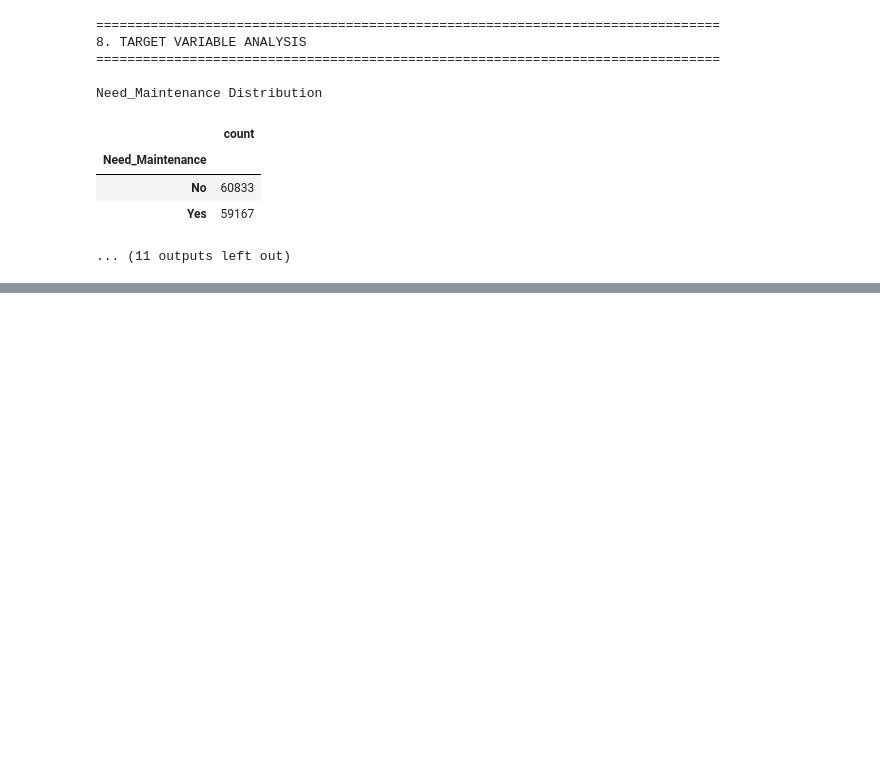
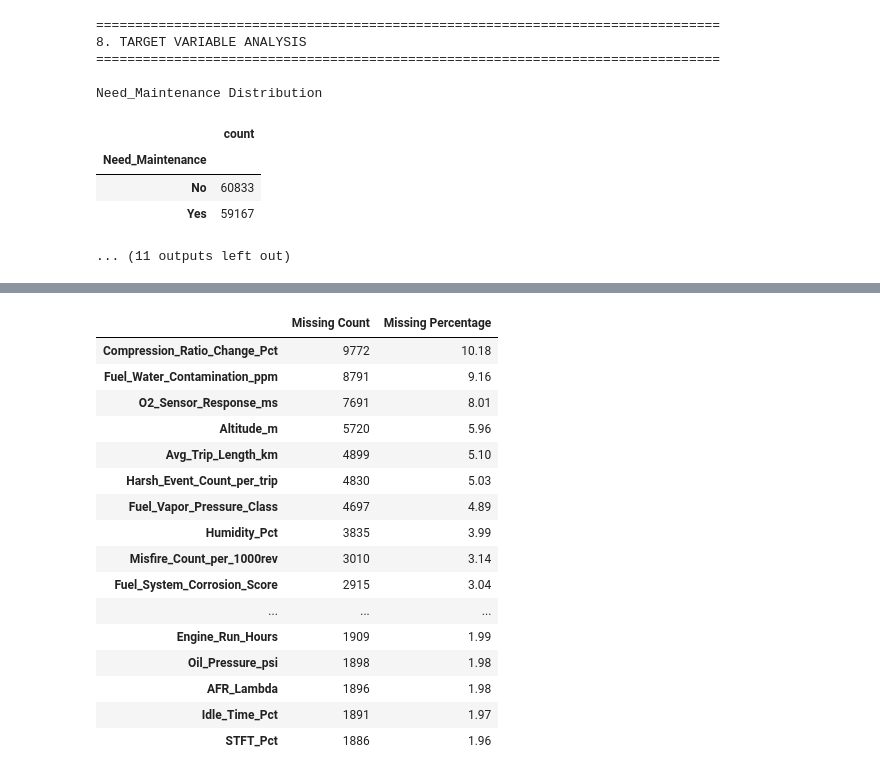
Before and after one commit to Prajkta11222/Smart-Vehical-Health-Intelligence-and-Predictive-Maintenance-Recommendation-System, a Jupyter notebook: Vehical_maintence.ipynb, the cells around one changed output, grey strips where cells are left out. Saved outputs shown, nothing was run; the diff lists cells and outputs as text; code cells hidden in the pictures; blank space fills up the shorter version.

Commit message:
EDA and Data Pre-processing completed

```diff
--- a/Vehical_maintence.ipynb
+++ b/Vehical_maintence.ipynb
@@ -343,0 +732,73 @@ Need_Maintenance Distribution
+# %%
+# =============================================================================
+# Stage 3 – Part 2: Feature-type detection and reusable preprocessing definitions
+# =============================================================================
+
+from sklearn.compose import ColumnTransformer
+from sklearn.impute import SimpleImputer
+from sklearn.pipeline import Pipeline
+from sklearn.preprocessing import OneHotEncoder
+
+# Validate that train/test schemas match exactly before preprocessing.
+if list(X_train_raw.columns) != list(X_test_raw.columns):
+    raise ValueError("Training and testing feature columns do not match.")
+
+# Detect feature types from the training split only.
+numeric_features = X_train_raw.select_dtypes(include=[np.number]).columns.tolist()
+categorical_features = X_train_raw.select_dtypes(
+    include=["object", "category", "bool"]
+).columns.tolist()
+
+unsupported_features = [
+    c for c in X_train_raw.columns
+    if c not in numeric_features and c not in categorical_features
+]
+
+if unsupported_features:
+    raise TypeError(
+        "Unsupported feature dtype(s) detected: "
+        f"{unsupported_features}"
+    )
+
+if not numeric_features and not categorical_features:
+    raise ValueError("No usable numeric or categorical features were detected.")
+
+print("=" * 80)
+print("STAGE 3 – PART 2")
+print("=" * 80)
+print(f"Numeric features     : {len(numeric_features)}")
+print(f"Categorical features : {len(categorical_features)}")
+
+missing_train = X_train_raw.isna().sum()
+missing_train = missing_train[missing_train > 0].sort_values(ascending=False)
+
+print(f"\nTraining missing values before preprocessing: {int(X_train_raw.isna().sum().sum()):,}")
+
+if not missing_train.empty:
+    display(
+        pd.DataFrame({
+            "Missing Count": missing_train,
+            "Missing Percentage": (
+                missing_train / len(X_train_raw) * 100
+            ).round(2)
+        })
+    )
+else:
+    print("No missing values in the training split.")
+
+# Reusable imputers. They are fitted later through Pipeline/ColumnTransformer.
+numeric_imputer = SimpleImputer(strategy="median")
+
+categorical_imputer = SimpleImputer(
+    strategy="most_frequent"
+)
+
+catboost_categorical_imputer = SimpleImputer(
+    strategy="constant",
+    fill_value="__MISSING__"
+)
+
+catboost_numeric_imputer = SimpleImputer(strategy="median")
+
+print("\nReusable imputation definitions created successfully.")
+# %% [output]
@@ -343,0 +812,17 @@ Need_Maintenance Distribution
+|  | Missing Count | Missing Percentage |
+| Compression_Ratio_Change_Pct | 9772 | 10.18 |
+| Fuel_Water_Contamination_ppm | 8791 | 9.16 |
+| O2_Sensor_Response_ms | 7691 | 8.01 |
+| Altitude_m | 5720 | 5.96 |
+| Avg_Trip_Length_km | 4899 | 5.10 |
+| Harsh_Event_Count_per_trip | 4830 | 5.03 |
+| Fuel_Vapor_Pressure_Class | 4697 | 4.89 |
+| Humidity_Pct | 3835 | 3.99 |
+| Misfire_Count_per_1000rev | 3010 | 3.14 |
+| Fuel_System_Corrosion_Score | 2915 | 3.04 |
+| ... | ... | ... |
+| Engine_Run_Hours | 1909 | 1.99 |
+| Oil_Pressure_psi | 1898 | 1.98 |
+| AFR_Lambda | 1896 | 1.98 |
+| Idle_Time_Pct | 1891 | 1.97 |
+| STFT_Pct | 1886 | 1.96 |
```
Also changed, not shown: parts of 8 cells of this notebook.
